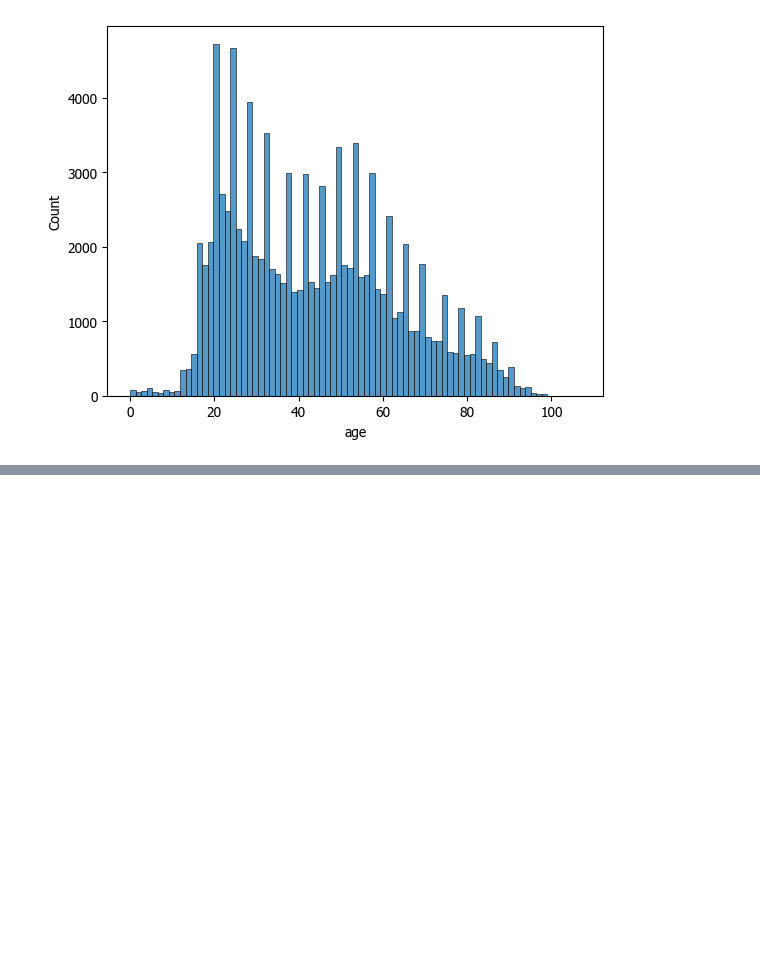
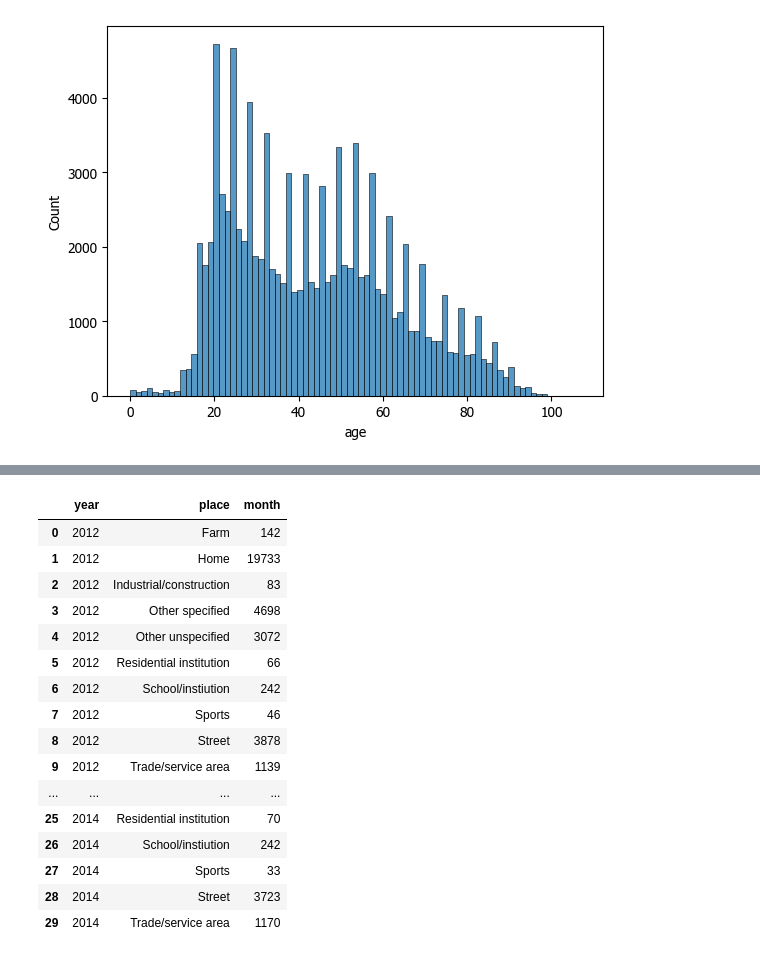
Before and after one commit to ThaphatTT/FinalDataAnalytics, a Jupyter notebook: GunAndDeathsInAmerica.ipynb, the cells around one changed output, grey strips where cells are left out. Saved outputs shown, nothing was run; the diff lists cells and outputs as text; code cells hidden in the pictures; blank space fills up the shorter version.

```diff
--- a/GunAndDeathsInAmerica.ipynb
+++ b/GunAndDeathsInAmerica.ipynb
@@ -102,0 +128,43 @@ plt.show()
+# %%
+filter={
+    'year': {
+        '$gte': 2012,
+        '$lte': 2014
+    }
+}
+project={
+    '_id': 0,
+    'age': 1,
+    'month': 1,
+    'year': 1,
+    'place': 1
+}
+sort=list({
+    'year': 1
+}.items())
+result3 = client['6402539_Final']['Gun_Deaths_In_America'].find(
+  filter=filter,
+  projection=project,
+  sort=sort
+)
+data3 = pd.DataFrame(list(result3))
+death_count = data3.groupby(['year', 'place'])['month'].count().reset_index()
+death_count
+# %% [output]
+|  | year | place | month |
+| 0 | 2012 | Farm | 142 |
+| 1 | 2012 | Home | 19733 |
+| 2 | 2012 | Industrial/construction | 83 |
+| 3 | 2012 | Other specified | 4698 |
+| 4 | 2012 | Other unspecified | 3072 |
+| 5 | 2012 | Residential institution | 66 |
+| 6 | 2012 | School/instiution | 242 |
+| 7 | 2012 | Sports | 46 |
+| 8 | 2012 | Street | 3878 |
+| 9 | 2012 | Trade/service area | 1139 |
+| ... | ... | ... | ... |
+| 25 | 2014 | Residential institution | 70 |
+| 26 | 2014 | School/instiution | 242 |
+| 27 | 2014 | Sports | 33 |
+| 28 | 2014 | Street | 3723 |
+| 29 | 2014 | Trade/service area | 1170 |
```
Also changed, not shown: parts of 8 cells of this notebook.
